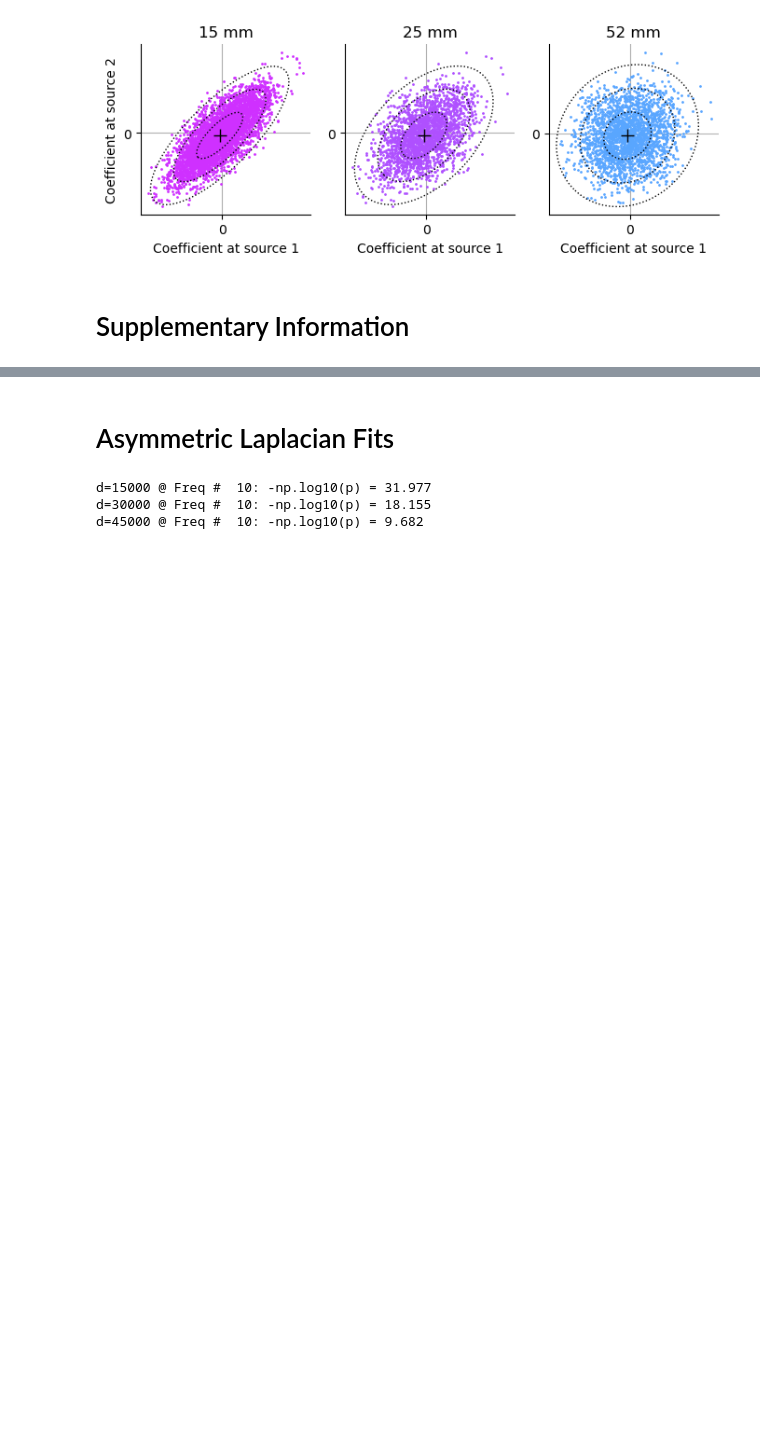
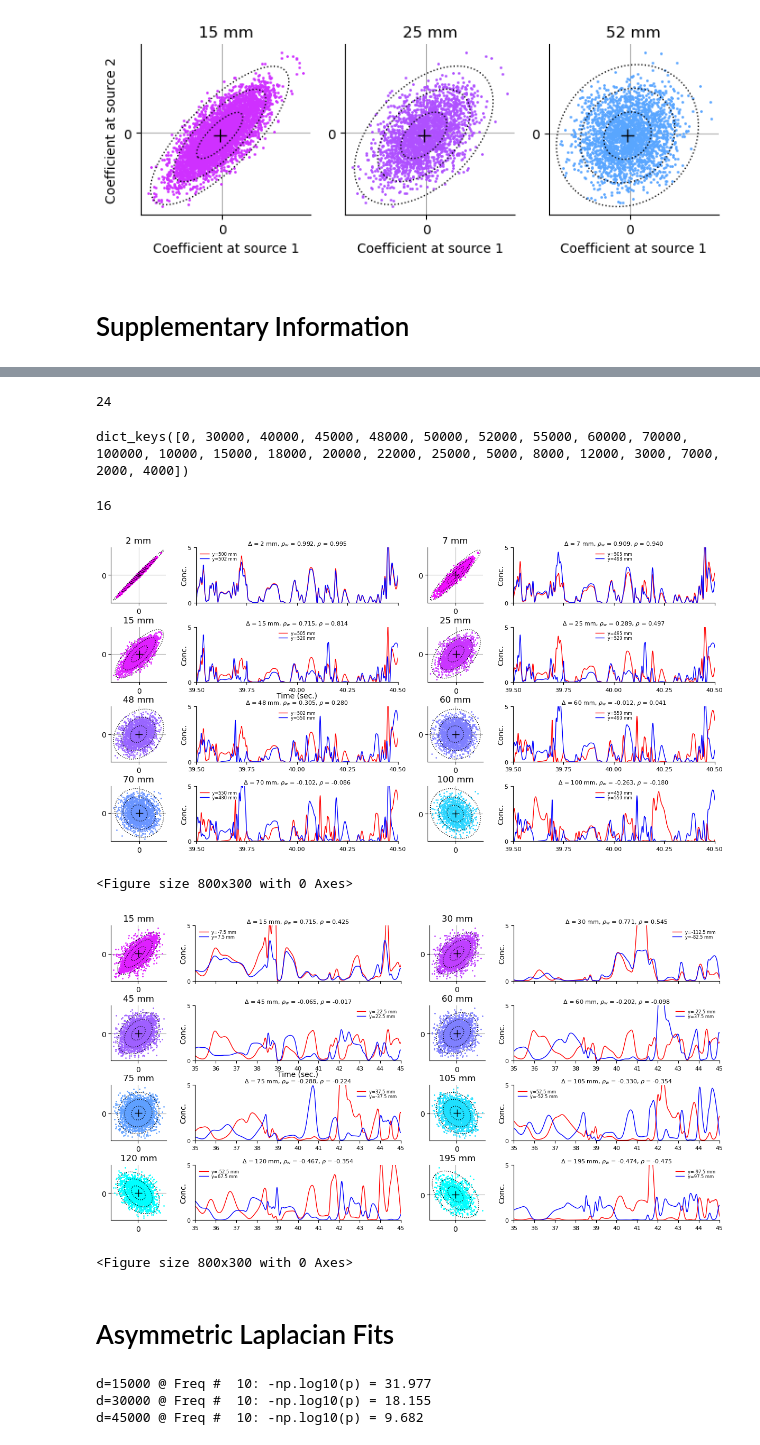
Before and after one commit to stootoon/fisher-plumes, a Jupyter notebook: make_figs.ipynb, the cells around one changed output, grey strips where cells are left out. Cells and saved outputs as stored; diff of their text form; code cells hidden in the pictures; blank space fills up the shorter version.

Commit message:
Added SI showing coefs vs traces.

```diff
--- a/make_figs.ipynb
+++ b/make_figs.ipynb
@@ -202,11 +202,3 @@ for name, F in sorted(data.items()):
 [figure]
 # %% [markdown]
 # Supplementary Information
-# %%
-reload(fpf)
-figure(figsize=(8,5))
-coef_ax, trace_ax = fpf.plot_coef_vs_coef_and_traces(Fbw, 5, [1, 1, 2, 3, 4, 5, 6, 7], n_per_row = 2, y_lim=[0,5],t_lim = [35,45], dt = 1)
-for ax in coef_ax:
-    ax.set_xlabel("")
-    ax.set_ylabel("")
-tight_layout()
@@ -220,3 +205,37 @@ SyntaxError: illegal target for annotation (<ipython-input-29-5aa172d04253>, lin
+# %%
+len(Fcr.rho.keys())
+# %% [output]
+24
+# %%
+Fcr.rho.keys()
+# %% [output]
+dict_keys([0, 30000, 40000, 45000, 48000, 50000, 52000, 55000, 60000, 70000, 100000, 10000, 15000, 18000, 20000, 22000, 25000, 5000, 8000, 12000, 3000, 7000, 2000, 4000])
+# %%
+len(Fbw.rho.keys())
+# %% [output]
+16
+# %%
+reload(fpf)
+freq      = {"bw":5, "cr":5}
+idists    = {"bw":[0,1,2,3,4,6,7,12], "cr":[0,4,8,12,16,20,21,22]}
+t_lim     = {"bw":[35, 45],       "cr":[39.5,40.5]}
+dt        = {"bw":1,              "cr":0.25}
+for k, F in data.items():
+    # if k == "cr": continue
+    figure(figsize=(12,6))
+    coef_ax, trace_ax = fpf.plot_coef_vs_coef_and_traces(F, freq[k], idists[k], n_per_row = 2, y_lim=[0,5], t_lim = t_lim[k], dt = dt[k])
+    for ax in coef_ax:
+        ax.set_xlabel("")
+        ax.set_ylabel("")
+    [ax.legend(fontsize=6,labelspacing=0,frameon=False) for ax in trace_ax]
+    tight_layout(pad=0)
+    file_name = f"figs/coefs_and_traces_{name}.pdf"
+    PLOT and (savefig(file_name, bbox_inches='tight'), print(f"Wrote {file_name}."));
+# %% [output]
+[figure, added]
+<Figure size 800x300 with 0 Axes>
+[figure, added]
+<Figure size 800x300 with 0 Axes>
 # %% [markdown]
 # Asymmetric Laplacian Fits
 # %%
```
Also changed, not shown: parts of 6 cells of this notebook, 1 other file.
